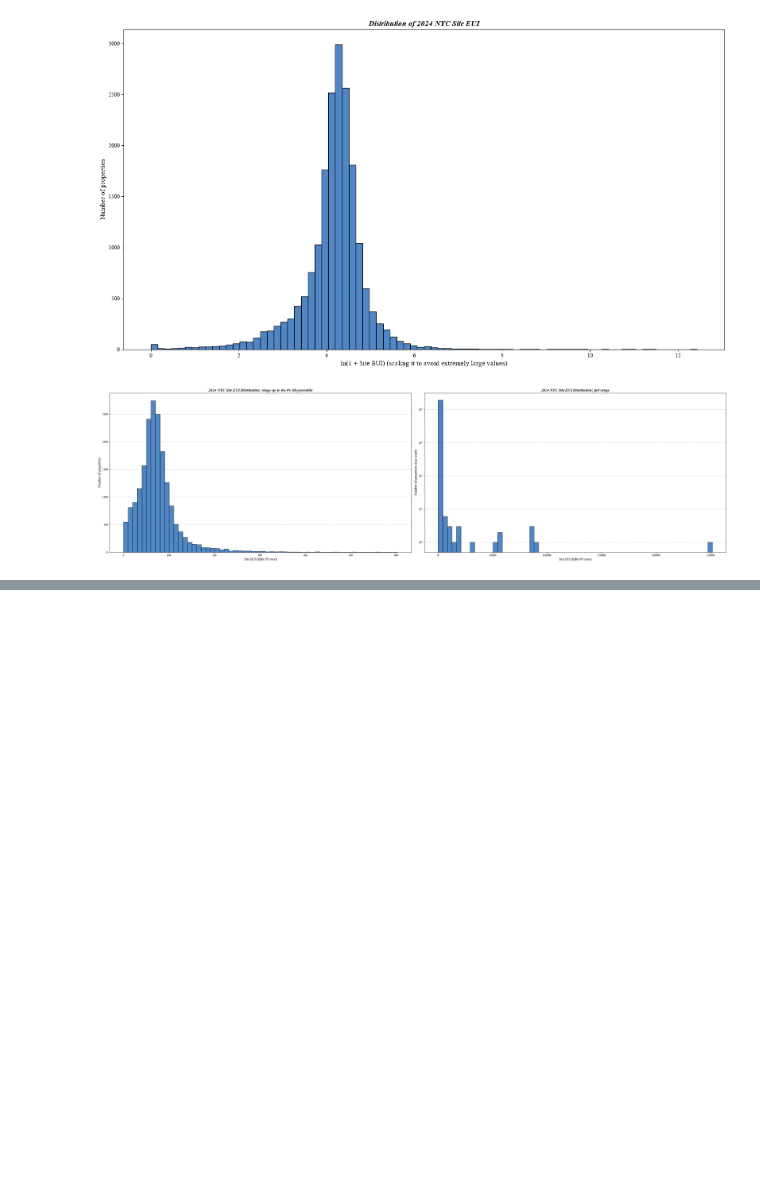
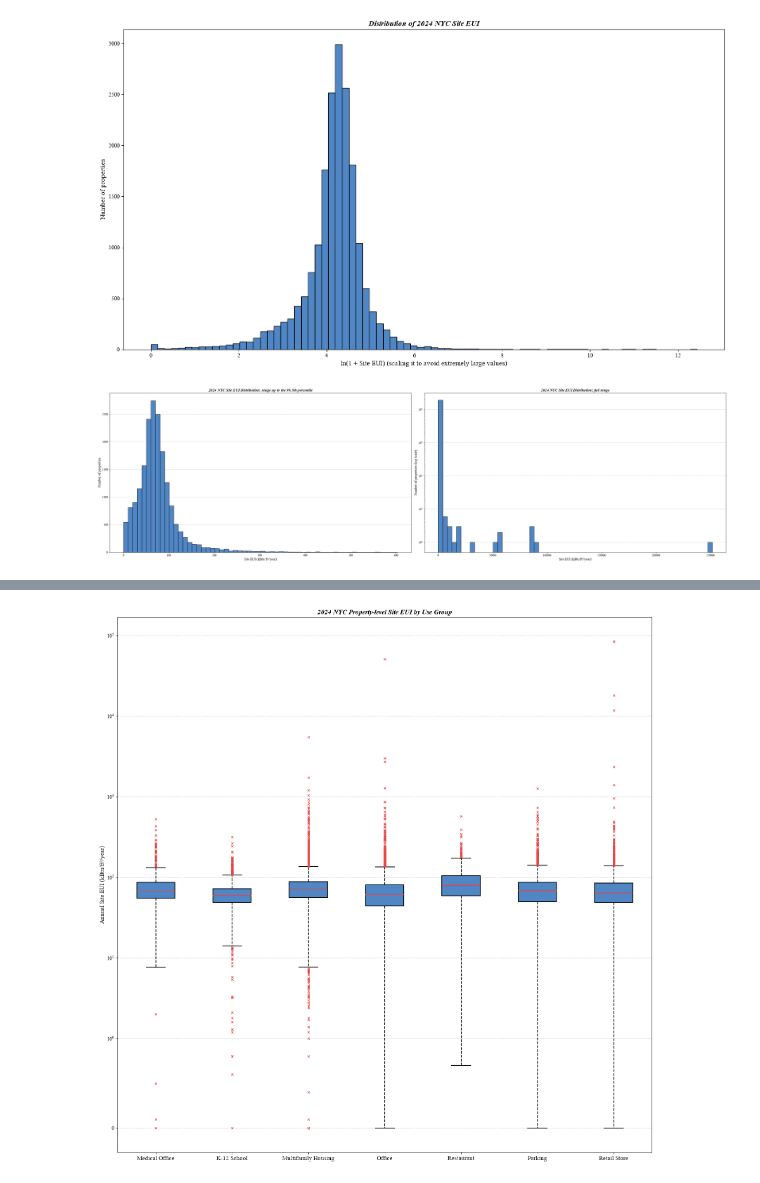
Before and after one commit to gchudley/Any-Idea, a Jupyter notebook: src/EDA_data_visualization2.ipynb, the cells around one changed output, grey strips where cells are left out. Drawn from its saved outputs; the diff is of its cells as text; code cells hidden in the pictures; blank space fills up the shorter version.

Commit message:
Update some figures and report

```diff
--- a/src/EDA_data_visualization2.ipynb
+++ b/src/EDA_data_visualization2.ipynb
@@ -177,0 +136,44 @@ plt.show()
+# %%
+property_types = {
+    "Medical Office": "medical_office_",
+    "K-12 School": "k_12_school_",
+    "Multifamily Housing": "multifamily_housing_",
+    "Office": "office_",
+    "Restaurant": "restaurant_",
+    "Parking": "parking_",
+    "Retail Store": "retail_store_",
+}
+
+group_values = []
+group_names = []
+
+for property_type, prefix in property_types.items():
+    group_cols = [col for col in df.columns if col.startswith(prefix)]
+
+    identifier = df[group_cols].notna().any(axis=1)  # seperate the properties that belong to this specific property type
+
+    group_values.append(df.loc[identifier, "site_eui_kbtu_ft"].dropna())
+    group_names.append(property_type)
+
+fig, ax = plt.subplots(figsize=(16, 16))
+
+ax.boxplot(group_values, patch_artist=True,
+           boxprops={"facecolor": "#5086C4", "edgecolor": "black", "linewidth": 1.5},
+           medianprops={"color": "#E84445", "linewidth": 1.5},
+           flierprops={"markeredgecolor": "#E84445", "markerfacecolor": "#E84445", "markersize": 5, "marker": "x"},
+           whiskerprops={"color": "black", "linewidth": 1.5, "linestyle": "--"},
+           capprops={"color": "black", "linewidth": 1.5})
+ax.set_yscale("symlog", linthresh=1)
+ax.set_xticks(range(1, len(group_names) + 1))
+ax.set_xticklabels(group_names, fontsize=12)
+
+ax.set_title("2024 NYC Property-level Site EUI by Use Group", fontsize=14, fontweight="bold", style="italic")
+ax.set_ylabel("Annual Site EUI (kBtu/ft²/year)", fontsize=12)
+ax.set_axisbelow(True)
+ax.grid(axis="y", linestyle="--", alpha=0.8)
+
+plt.savefig("../figures/2024_nyc_property_level_site_eui_by_use_group.png", dpi=300)
+plt.tight_layout()
+plt.show()
+# %% [output]
+[figure, added]
```
Also changed, not shown: parts of 3 cells of this notebook, 4 other files.
